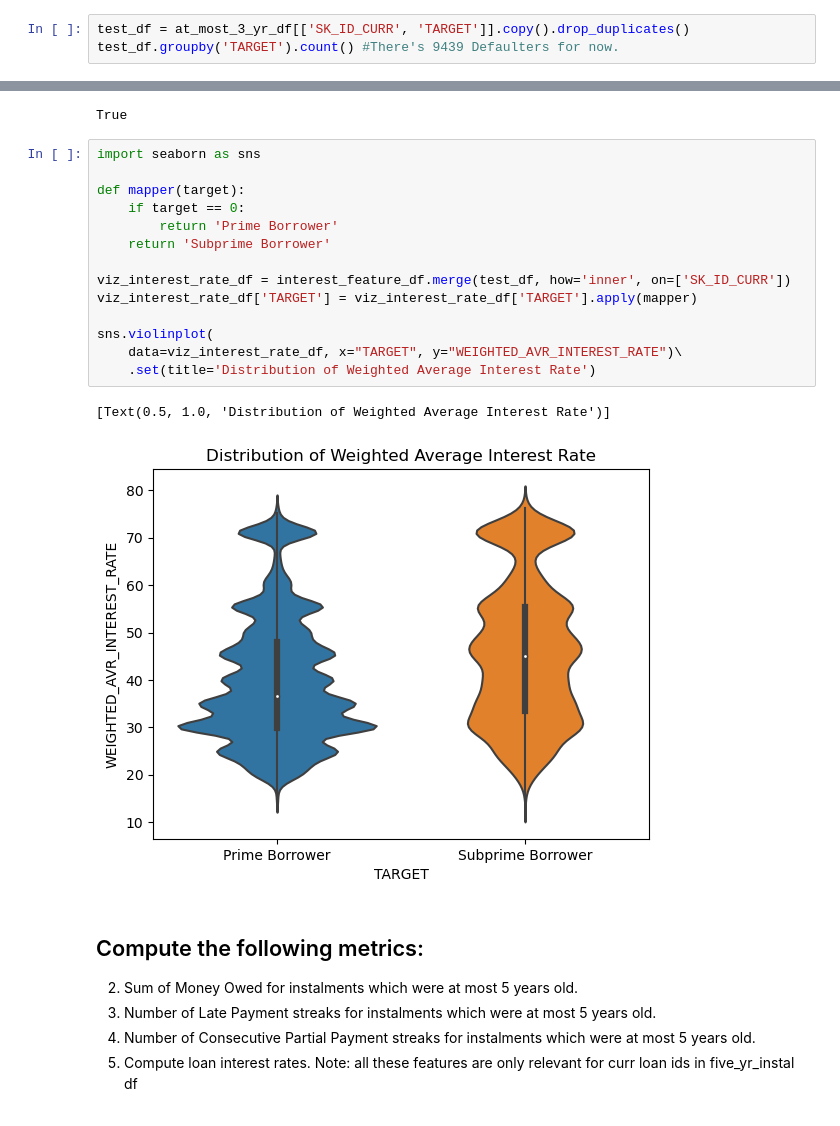
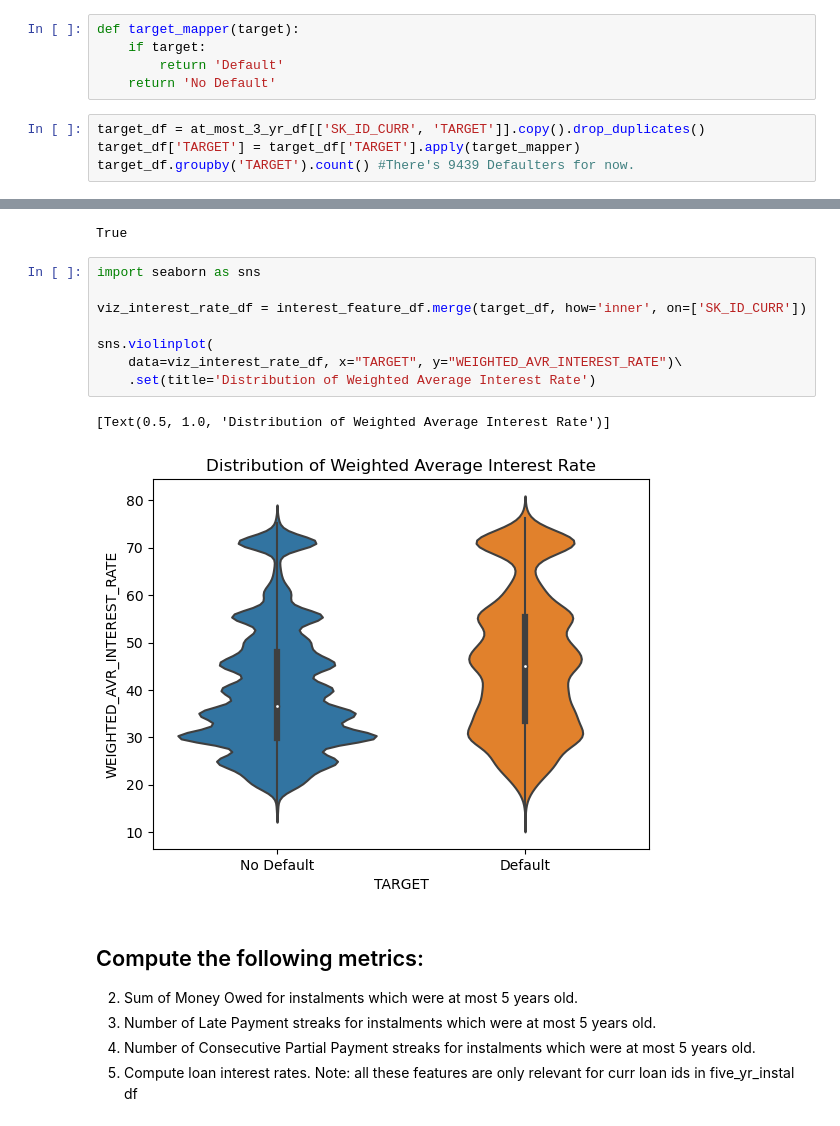
Before and after one commit to HoWeiChin/GA_Capstone, a Jupyter notebook: extracting-instalment-payment-features.ipynb, the cells around one changed output, grey strips where cells are left out. Saved outputs shown, nothing was run; the diff lists cells and outputs as text.

```diff
--- a/extracting-instalment-payment-features.ipynb
+++ b/extracting-instalment-payment-features.ipynb
@@ -58,9 +58,15 @@ print(f'PCT SK_ID_PREV: {pct_prev_id_preserved}')
 # %% [output]
 PCT SK_ID_CURR: 95.80176820232764
 PCT SK_ID_PREV: 85.96217391304349
+# %%
+def target_mapper(target):
+    if target:
+        return 'Default'
+    return 'No Default'
 # %%
-test_df = at_most_3_yr_df[['SK_ID_CURR', 'TARGET']].copy().drop_duplicates()
-test_df.groupby('TARGET').count() #There's 9439 Defaulters for now.
+target_df = at_most_3_yr_df[['SK_ID_CURR', 'TARGET']].copy().drop_duplicates()
+target_df['TARGET'] = target_df['TARGET'].apply(target_mapper)
+target_df.groupby('TARGET').count() #There's 9439 Defaulters for now.
 # %% [output]
 |  | SK_ID_CURR |
 | TARGET |  |
@@ -101,20 +107,14 @@ True
 # %%
 import seaborn as sns
 
-def mapper(target):
-    if target == 0:
-        return 'Prime Borrower'
-    return 'Subprime Borrower'
-
-viz_interest_rate_df = interest_feature_df.merge(test_df, how='inner', on=['SK_ID_CURR'])
-viz_interest_rate_df['TARGET'] = viz_interest_rate_df['TARGET'].apply(mapper)
+viz_interest_rate_df = interest_feature_df.merge(target_df, how='inner', on=['SK_ID_CURR'])
 
 sns.violinplot(
     data=viz_interest_rate_df, x="TARGET", y="WEIGHTED_AVR_INTEREST_RATE")\
     .set(title='Distribution of Weighted Average Interest Rate')
 # %% [output]
 [Text(0.5, 1.0, 'Distribution of Weighted Average Interest Rate')]
-[figure, old version]
+[figure, new version]
 # %% [markdown]
 ## Compute the following metrics:
 2. Sum of Money Owed for instalments which were at most 5 years old.
```
Also changed, not shown: parts of 32 cells of this notebook.
